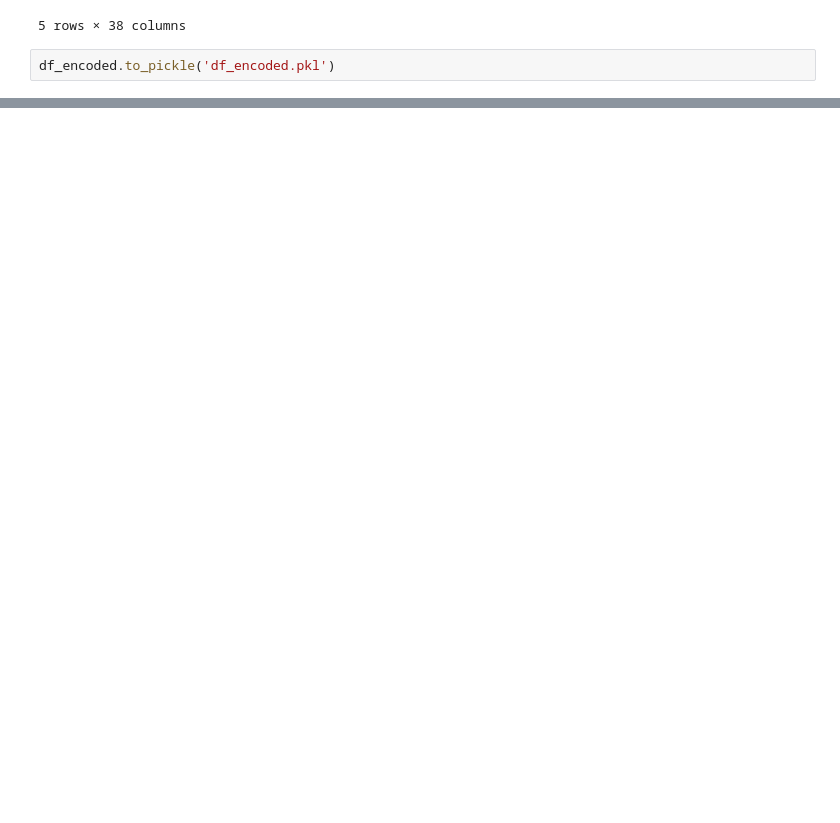
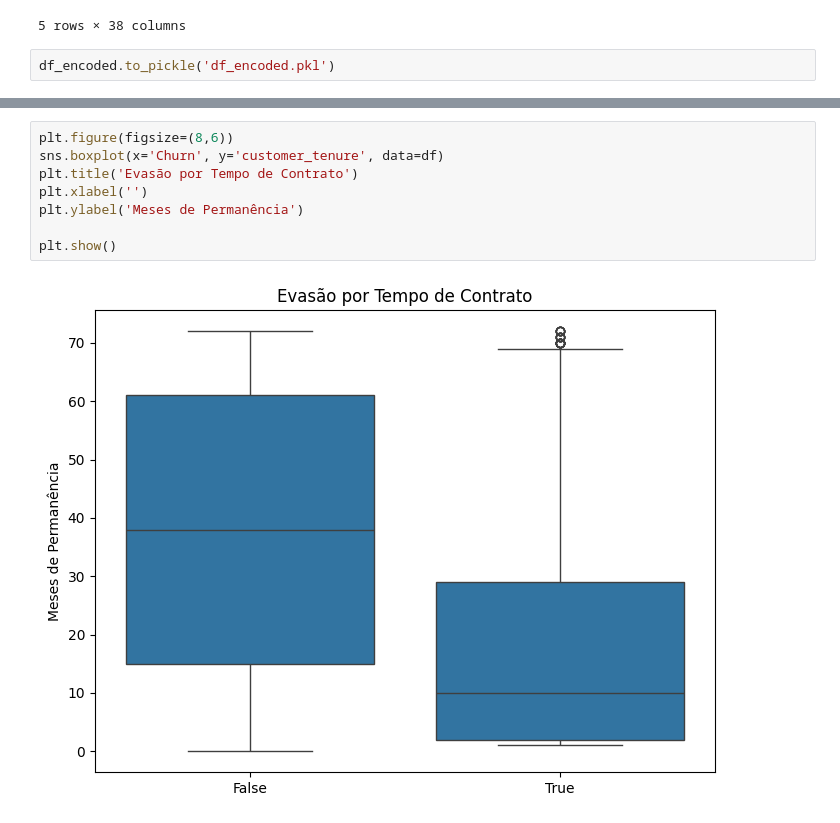
Before and after one commit to anneaiad/Challenge_Telecom_X_Alura_Pt2, a Jupyter notebook: Challenge_Telecom_X_Alura_Pt2.ipynb, the cells around one changed output, grey strips where cells are left out. Saved outputs shown, nothing was run; the diff lists cells and outputs as text; blank space fills up the shorter version.

```diff
--- a/Challenge_Telecom_X_Alura_Pt2.ipynb
+++ b/Challenge_Telecom_X_Alura_Pt2.ipynb
@@ -150,0 +296,10 @@ df_encoded.to_pickle('df_encoded.pkl')
+# %%
+plt.figure(figsize=(8,6))
+sns.boxplot(x='Churn', y='customer_tenure', data=df)
+plt.title('Evasão por Tempo de Contrato')
+plt.xlabel('')
+plt.ylabel('Meses de Permanência')
+
+plt.show()
+# %% [output]
+[figure, added]
```
Also changed, not shown: parts of 24 cells of this notebook.
